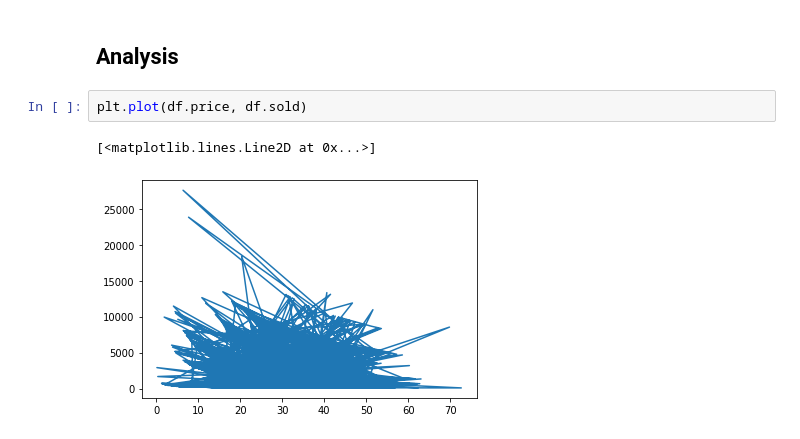
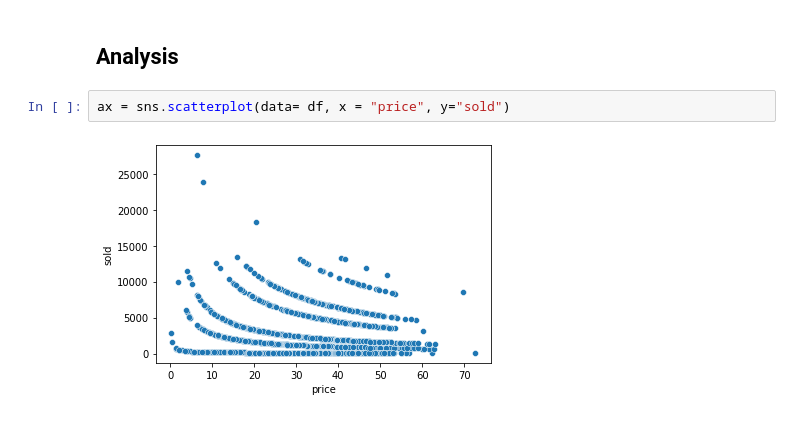
Before and after one commit to raquelcreis/wine_profit, a Jupyter notebook: notebook.ipynb, the cells around one changed output. Drawn from its saved outputs; the diff is of its cells as text.

```diff
--- a/notebook.ipynb
+++ b/notebook.ipynb
@@ -104,10 +104,9 @@ df.shape
 #df['margin'] = [(x - y)/y if y != 0 else 0 for x,y in zip(df.price,df.cost)]
 # %% [markdown]
 ## Analysis
-# %%
-plt.plot(df.price, df.sold)
-# %% [output]
-[<matplotlib.lines.Line2D at 0x...>]
-[figure, removed]
+# %%
+ax = sns.scatterplot(data= df, x = "price", y="sold")
+# %% [output]
+[figure, added]
 # %%
 plt.figure(figsize=(20,20))
```
Also changed, not shown: parts of 2 cells of this notebook.
